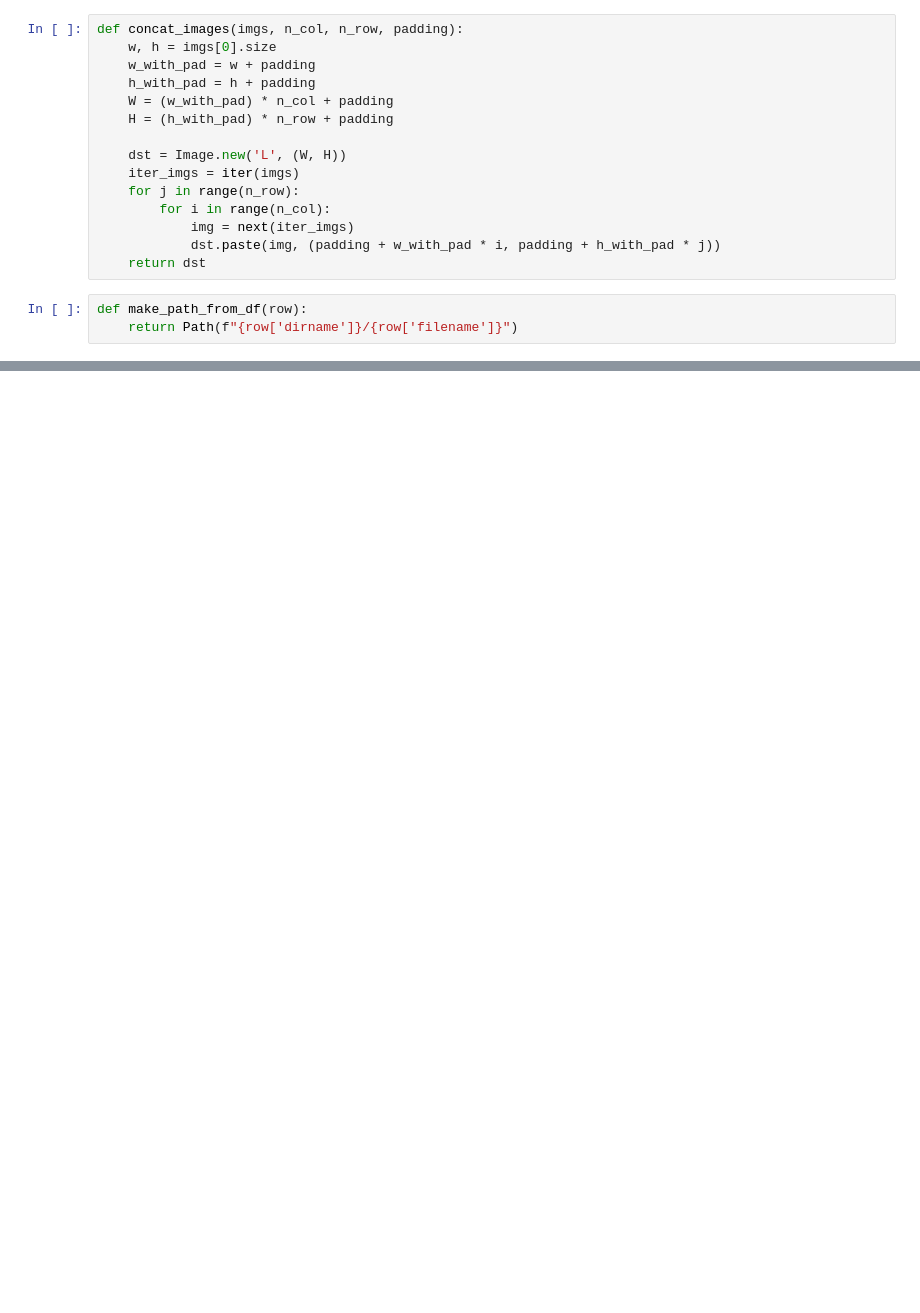
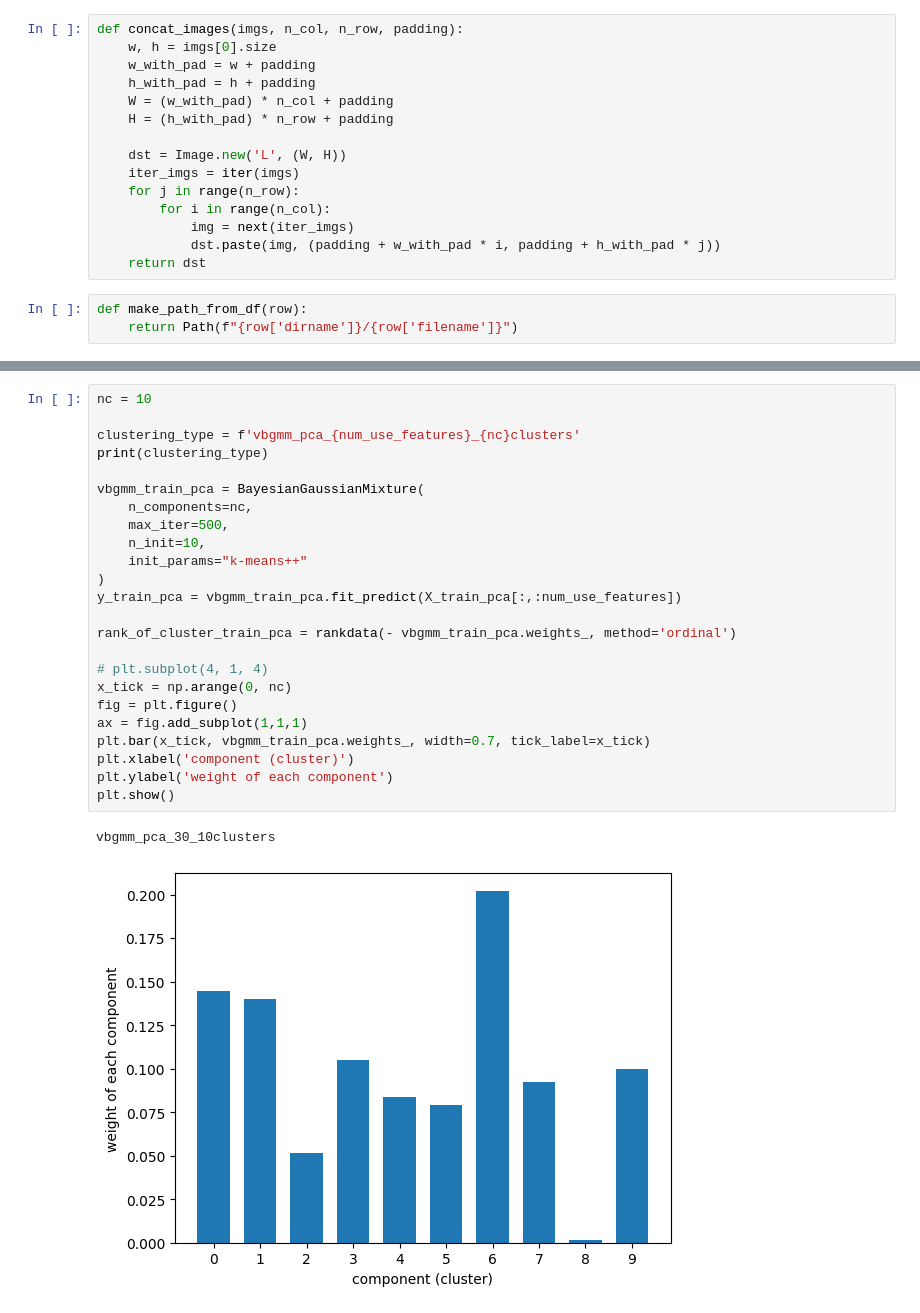
Before and after one commit to RyuichiShinseiB/Feature_extraction, a Jupyter notebook: notebooks/VBGMM_clustering.ipynb, the cells around one changed output, grey strips where cells are left out. Saved outputs shown, nothing was run; the diff lists cells and outputs as text; blank space fills up the shorter version.

Commit message:
vbgmm notebooks

```diff
--- a/notebooks/VBGMM_clustering.ipynb
+++ b/notebooks/VBGMM_clustering.ipynb
@@ -132,0 +155,27 @@ plt.show()
+# %%
+nc = 10
+
+clustering_type = f'vbgmm_pca_{num_use_features}_{nc}clusters'
+print(clustering_type)
+
+vbgmm_train_pca = BayesianGaussianMixture(
+    n_components=nc,
+    max_iter=500,
+    n_init=10,
+    init_params="k-means++"
+)
+y_train_pca = vbgmm_train_pca.fit_predict(X_train_pca[:,:num_use_features])
+
+rank_of_cluster_train_pca = rankdata(- vbgmm_train_pca.weights_, method='ordinal')
+
+# plt.subplot(4, 1, 4)
+x_tick = np.arange(0, nc)
+fig = plt.figure()
+ax = fig.add_subplot(1,1,1)
+plt.bar(x_tick, vbgmm_train_pca.weights_, width=0.7, tick_label=x_tick)
+plt.xlabel('component (cluster)')
+plt.ylabel('weight of each component')
+plt.show()
+# %% [output]
+vbgmm_pca_30_10clusters
+[figure, added]
```
Also changed, not shown: parts of 14 cells of this notebook.
